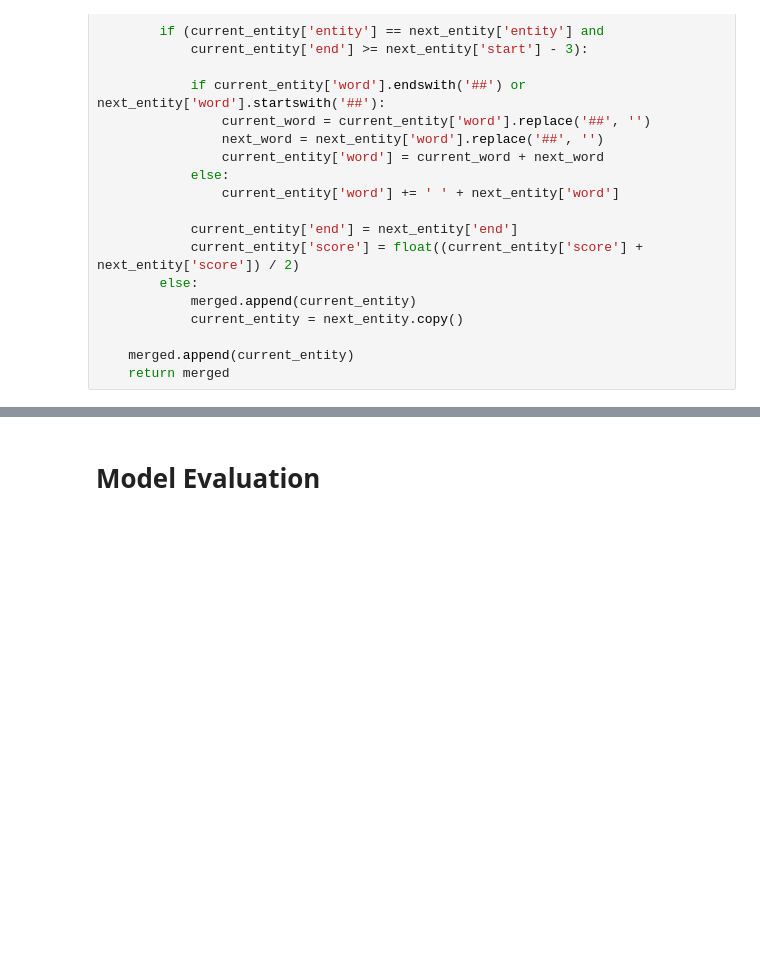
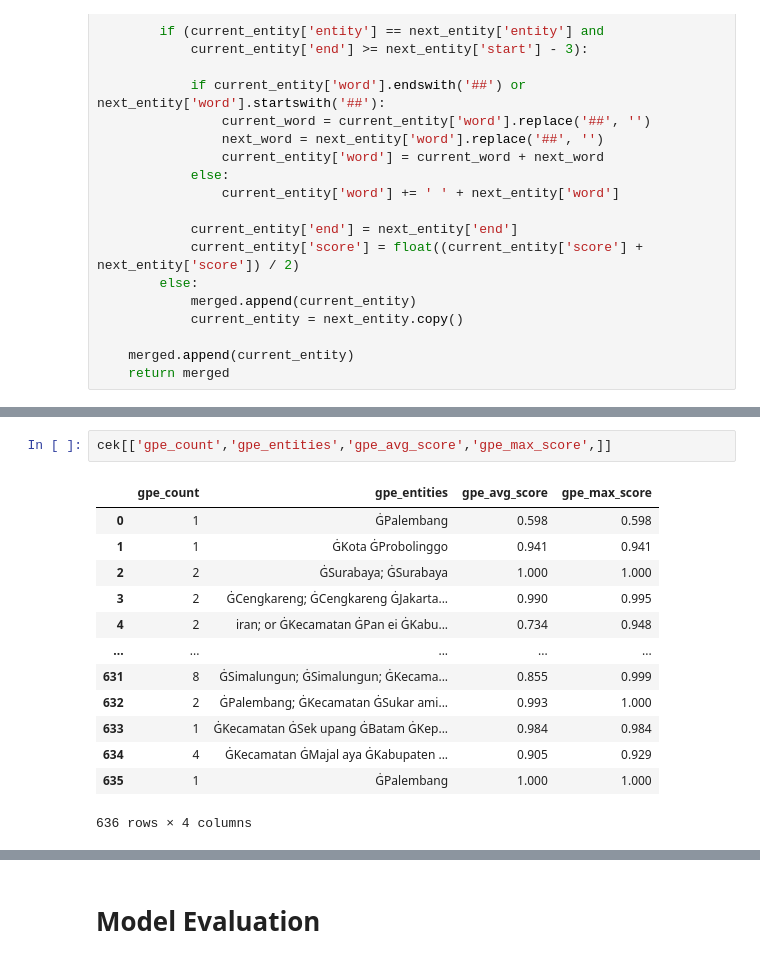
Before and after one commit to fairuuz16/ner-project, a Jupyter notebook: notebooks/04-ner.ipynb, the cells around one changed output, grey strips where cells are left out. Saved outputs shown, nothing was run; the diff lists cells and outputs as text; blank space fills up the shorter version.

```diff
--- a/notebooks/04-ner.ipynb
+++ b/notebooks/04-ner.ipynb
@@ -847,0 +752,16 @@ def detect_dates_pattern(text):
+# %%
+cek[['gpe_count','gpe_entities','gpe_avg_score','gpe_max_score',]]
+# %% [output]
+|  | gpe_count | gpe_entities | gpe_avg_score | gpe_max_score |
+| 0 | 1 | ĠPalembang | 0.598 | 0.598 |
+| 1 | 1 | ĠKota ĠProbolinggo | 0.941 | 0.941 |
+| 2 | 2 | ĠSurabaya; ĠSurabaya | 1.000 | 1.000 |
+| 3 | 2 | ĠCengkareng; ĠCengkareng ĠJakarta... | 0.990 | 0.995 |
+| 4 | 2 | iran; or ĠKecamatan ĠPan ei ĠKabu... | 0.734 | 0.948 |
+| ... | ... | ... | ... | ... |
+| 631 | 8 | ĠSimalungun; ĠSimalungun; ĠKecama... | 0.855 | 0.999 |
+| 632 | 2 | ĠPalembang; ĠKecamatan ĠSukar ami... | 0.993 | 1.000 |
+| 633 | 1 | ĠKecamatan ĠSek upang ĠBatam ĠKep... | 0.984 | 0.984 |
+| 634 | 4 | ĠKecamatan ĠMajal aya ĠKabupaten ... | 0.905 | 0.929 |
+| 635 | 1 | ĠPalembang | 1.000 | 1.000 |
+636 rows × 4 columns
```
Also changed, not shown: parts of 25 cells of this notebook, 2 other files.
